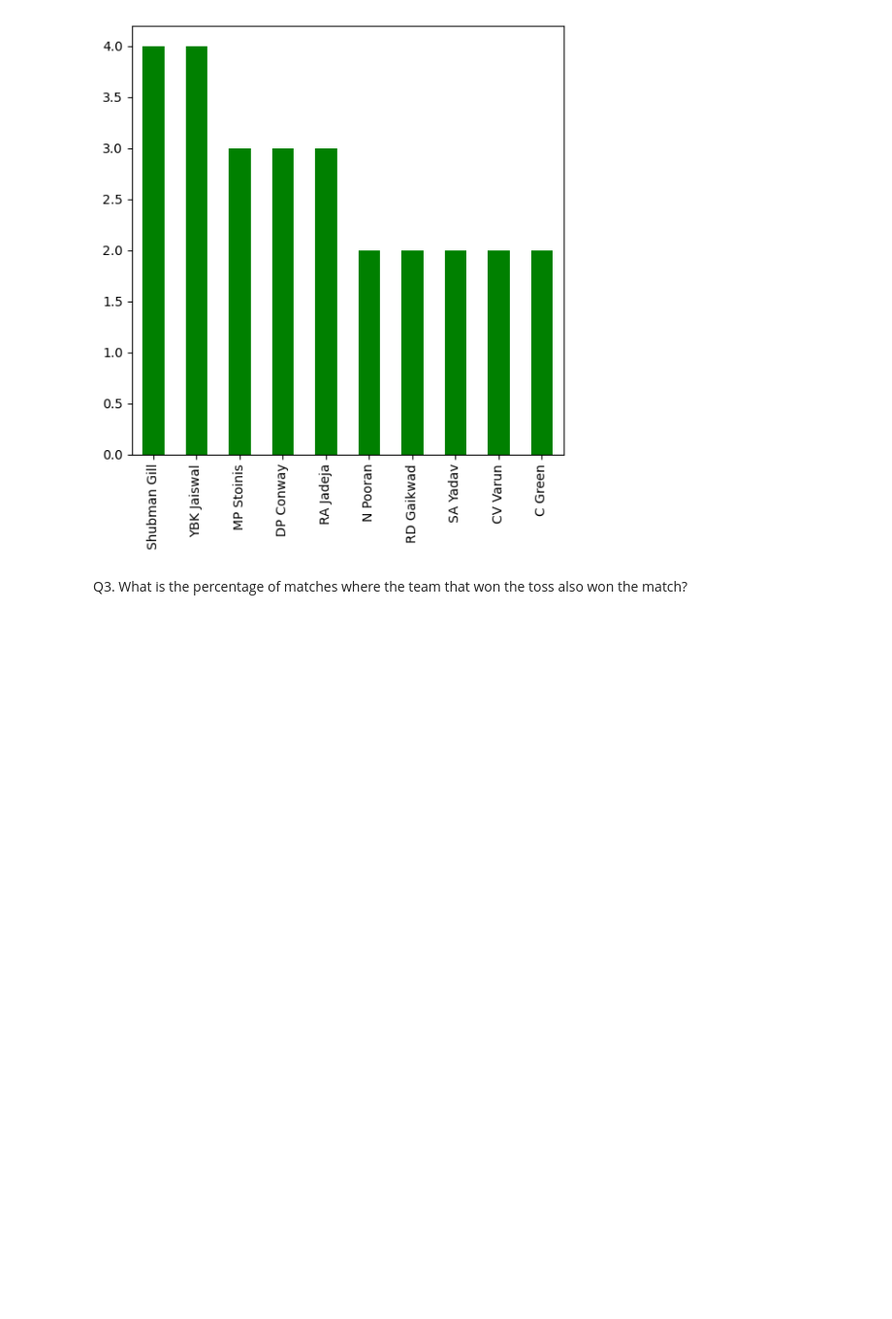
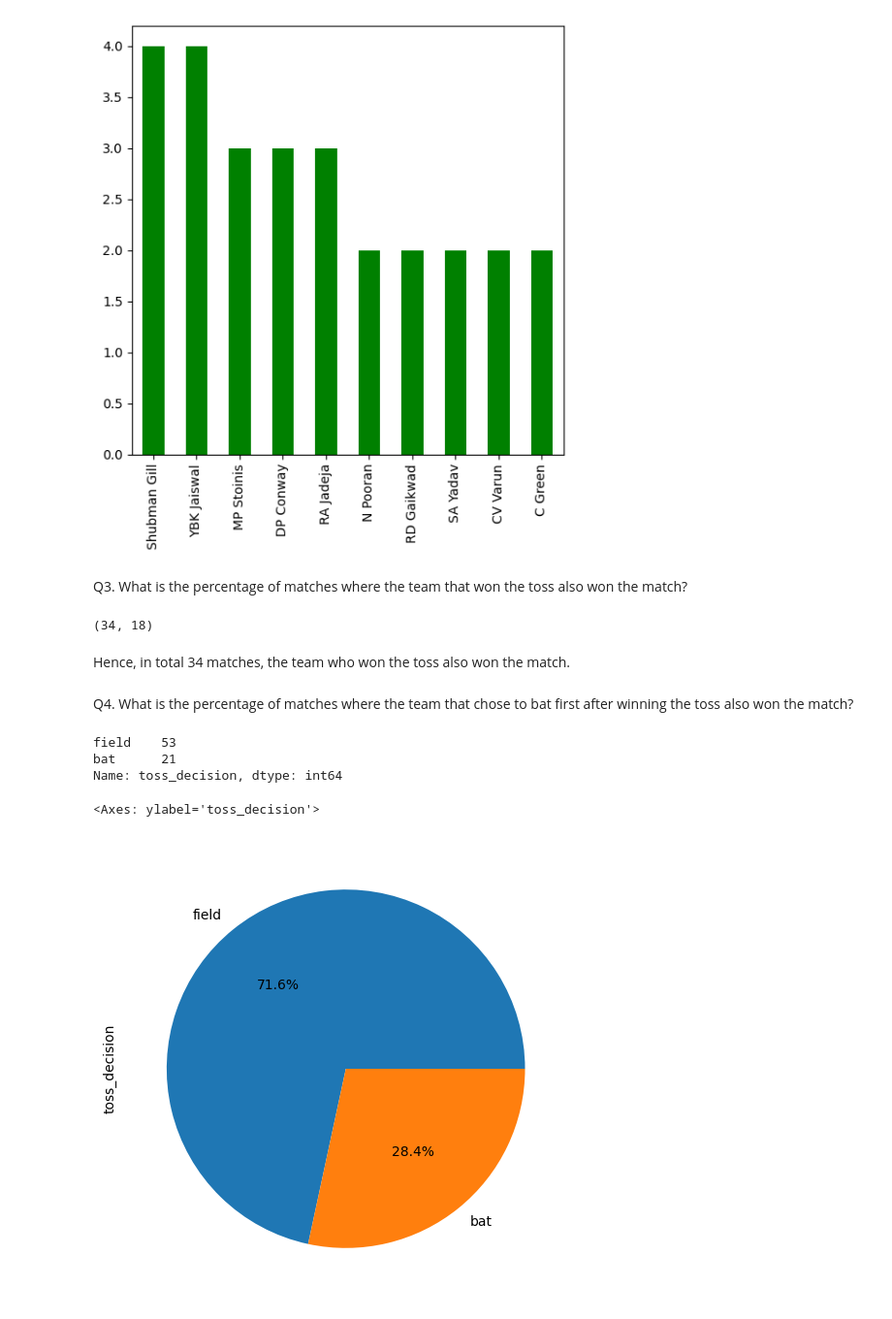
Before and after one commit to Rounak396/ipl_score_prediction_and_analysis, a Jupyter notebook: 2. 2023 IPL Data Analysis/1.ipl_2023_ball_by_ball_analysis.ipynb, the cells around one changed output. Shown at 97% size. Cells and saved outputs as stored; diff of their text form; code cells hidden in the pictures; blank space fills up the shorter version.

```diff
--- a/2. 2023 IPL Data Analysis/1.ipl_2023_ball_by_ball_analysis.ipynb
+++ b/2. 2023 IPL Data Analysis/1.ipl_2023_ball_by_ball_analysis.ipynb
@@ -302,3 +302,23 @@ data2["player_of_match"].value_counts().head(10).plot(kind='bar', figsize=(6,6),
 [figure]
 # %% [markdown]
 Q3. What is the percentage of matches where the team that won the toss also won the match?
+# %%
+df= data2[data2["toss_winner"]==data2["winner"]]
+df.shape
+# %% [output]
+(34, 18)
+# %% [markdown]
+Hence, in total 34 matches, the team who won the toss also won the match.
+# %% [markdown]
+Q4. What is the percentage of matches where the team that chose to bat first after winning the toss also won the match?
+# %%
+data2["toss_decision"].value_counts()
+# %% [output]
+field    53
+bat      21
+Name: toss_decision, dtype: int64
+# %%
+data2["toss_decision"].value_counts().plot(kind='pie', figsize=(6,6), autopct='%1.1f%%')
+# %% [output]
+<Axes: ylabel='toss_decision'>
+[figure, added]
```
Also changed, not shown: parts of 4 cells of this notebook.
